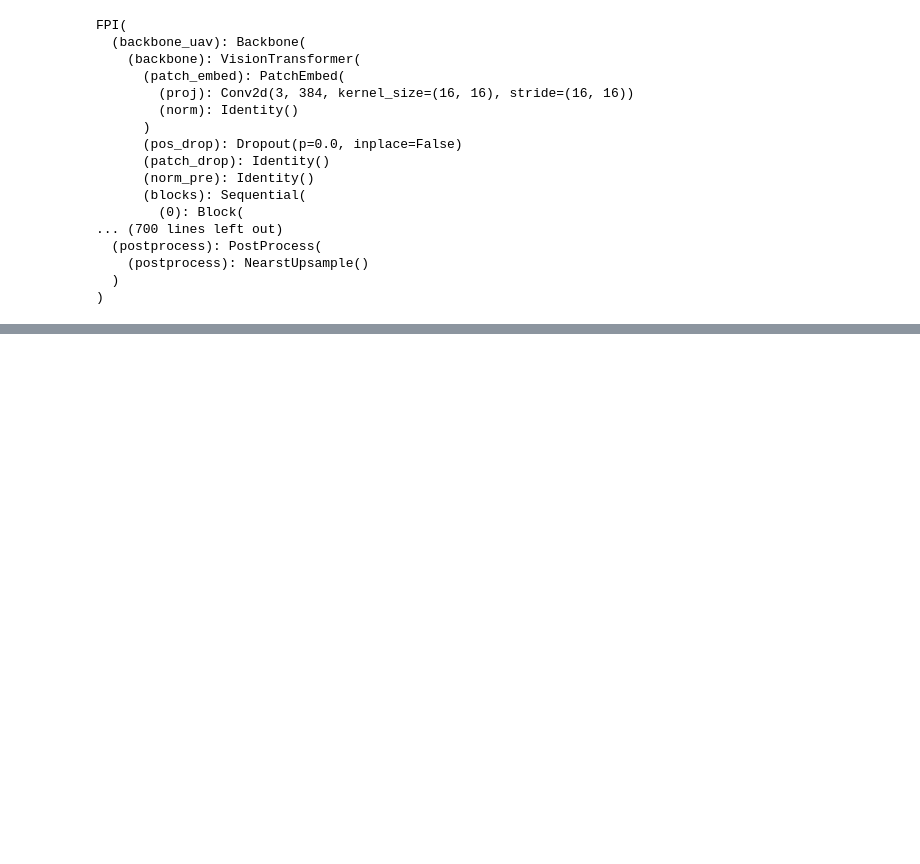
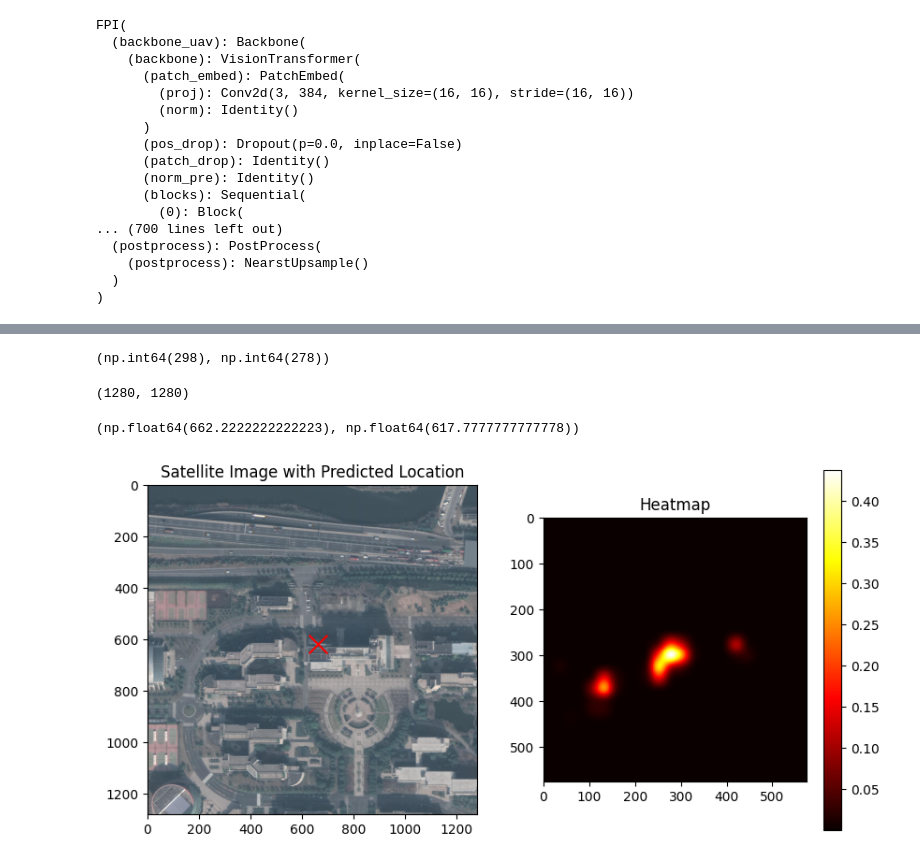
Before and after one commit to citec-spbu/satellite-geolocation, a Jupyter notebook: for_us/new_demo.ipynb, the cells around one changed output, grey strips where cells are left out. Drawn from its saved outputs; the diff is of its cells as text; code cells hidden in the pictures; blank space fills up the shorter version.

```diff
--- a/for_us/new_demo.ipynb
+++ b/for_us/new_demo.ipynb
@@ -281,0 +144,2 @@ y_original = (coords[1] / 576) * satellite_image.width
+# %%
+map = cv2.filter2D(normalized, -1, kernel)
@@ -281,0 +148,35 @@ y_original = (coords[1] / 576) * satellite_image.width
+# %%
+coords = np.unravel_index(pos, map.shape)
+# %%
+coords
+# %% [output]
+(np.int64(298), np.int64(278))
+# %%
+with Image.open(satellite_image_path) as img:
+    height=img.height
+    width=img.width
+# %%
+height, width
+# %% [output]
+(1280, 1280)
+# %%
+x_original, y_original
+# %% [output]
+(np.float64(662.2222222222223), np.float64(617.7777777777778))
+# %%
+x_original = (coords[0] / 576) * height
+y_original = (coords[1] / 576) * width
+# %%
+plt.figure(figsize=(10, 5))
+plt.subplot(1, 2, 1)
+plt.imshow(satellite_image)
+plt.scatter(x_original, y_original, color='red', s=200, marker='x')
+plt.title('Satellite Image with Predicted Location')
+
+plt.subplot(1, 2, 2)
+plt.imshow(map, cmap='hot', interpolation='nearest')
+plt.title('Heatmap')
+plt.colorbar()
+plt.show()
+# %% [output]
+[figure, new version]
```
Also changed, not shown: parts of 29 cells of this notebook.
